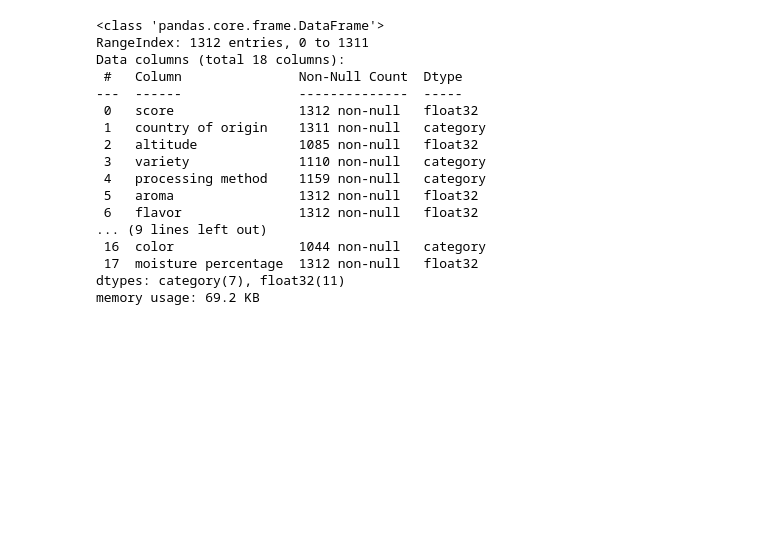
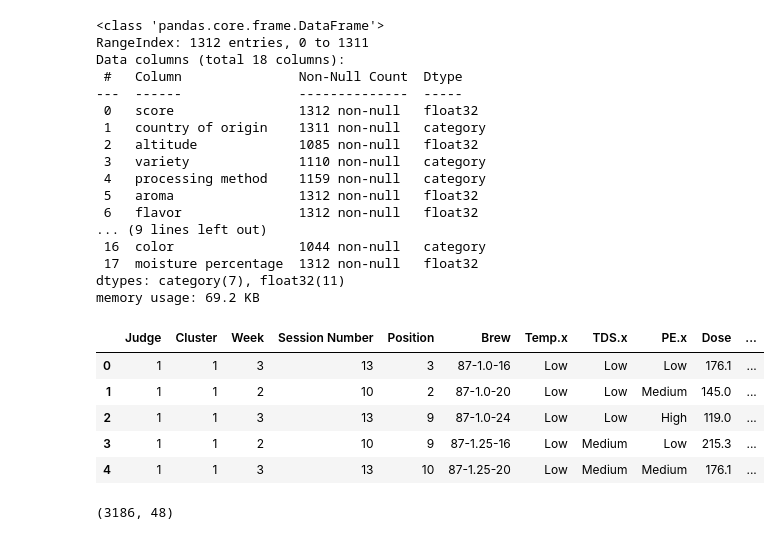
Before and after one commit to galeajua/coffee-brewer, a Jupyter notebook: src/data/data_raw.ipynb, the cells around one changed output. Saved outputs shown, nothing was run; the diff lists cells and outputs as text; code cells hidden in the pictures; blank space fills up the shorter version.

```diff
--- a/src/data/data_raw.ipynb
+++ b/src/data/data_raw.ipynb
@@ -7,4 +7,4 @@ from selenium.webdriver.common.by import By
 
 
 data_loader = DataLoader("https://github.com/jldbc/coffee-quality-database/blob/master/data/arabica_ratings_raw.csv")
-content = data_loader.load_resource(By.ID, "read-only-cursor-text-area", "value")
+content_df = data_loader.load_resource(By.ID, "read-only-cursor-text-area", "value")
@@ -17,8 +11,12 @@ content = data_loader.load_resource(By.ID, "read-only-cursor-text-area", "value"
 # %%
 import pandas as pd
 
-df_original = data_loader.save_raw_data_locally(content, "../../data/arabica_raw.csv")
-pd.set_option("display.max.columns", None)
+df_original = None
+if content_df is not None:
+  pd.set_option("display.max.columns", None)
+  df_original = content_df
+else:
+  df_original = pd.DataFrame()
 df_original.head()
 # %% [output]
 |  | Unnamed: 0 | quality_score | view_certificate_1 | view_certificate_2 | Cupping Protocol and Descriptors | ... |
@@ -383,3 +383,36 @@ memory usage: 69.2 KB
 # save cleaned data locally as csv
 
 df.to_csv('../../data/arabica_clean.csv', index=False)
+# %%
+import requests
+from io import StringIO
+
+# Headers to simulate a browser request
+headers = {
+    "User-Agent": "Mozilla/5.0 (Macintosh; Intel Mac OS X 10_15_7) AppleWebKit/537.36 (KHTML, like Gecko) Chrome/130.0.0.0 Safari/537.36"
+}
+
+# Make the request with headers
+response = requests.get("https://datadryad.org/stash/downloads/file_stream/2041575", headers=headers)
+
+df_cotter = None
+# Check for successful response
+if response.status_code == 200:
+    csv_content = response.content.decode("utf-8")  # Decode to a string if it’s text-based
+    # Load into a pandas DataFrame
+    df_cotter = pd.read_csv(StringIO(csv_content))
+else:
+    print(f"Failed to download the file. Status code: {response.status_code}")
+# %%
+df_cotter.head()
+# %% [output]
+|  | Judge | Cluster | Week | Session Number | Position | Brew | Temp.x | TDS.x | PE.x | Dose | ... |
+| 0 | 1 | 1 | 3 | 13 | 3 | 87-1.0-16 | Low | Low | Low | 176.1 | ... |
+| 1 | 1 | 1 | 2 | 10 | 2 | 87-1.0-20 | Low | Low | Medium | 145.0 | ... |
+| 2 | 1 | 1 | 3 | 13 | 9 | 87-1.0-24 | Low | Low | High | 119.0 | ... |
+| 3 | 1 | 1 | 2 | 10 | 9 | 87-1.25-16 | Low | Medium | Low | 215.3 | ... |
+| 4 | 1 | 1 | 3 | 13 | 10 | 87-1.25-20 | Low | Medium | Medium | 176.1 | ... |
+# %%
+df_cotter.shape
+# %% [output]
+(3186, 48)
```
Also changed, not shown: parts of 7 cells of this notebook, 1 other file.
